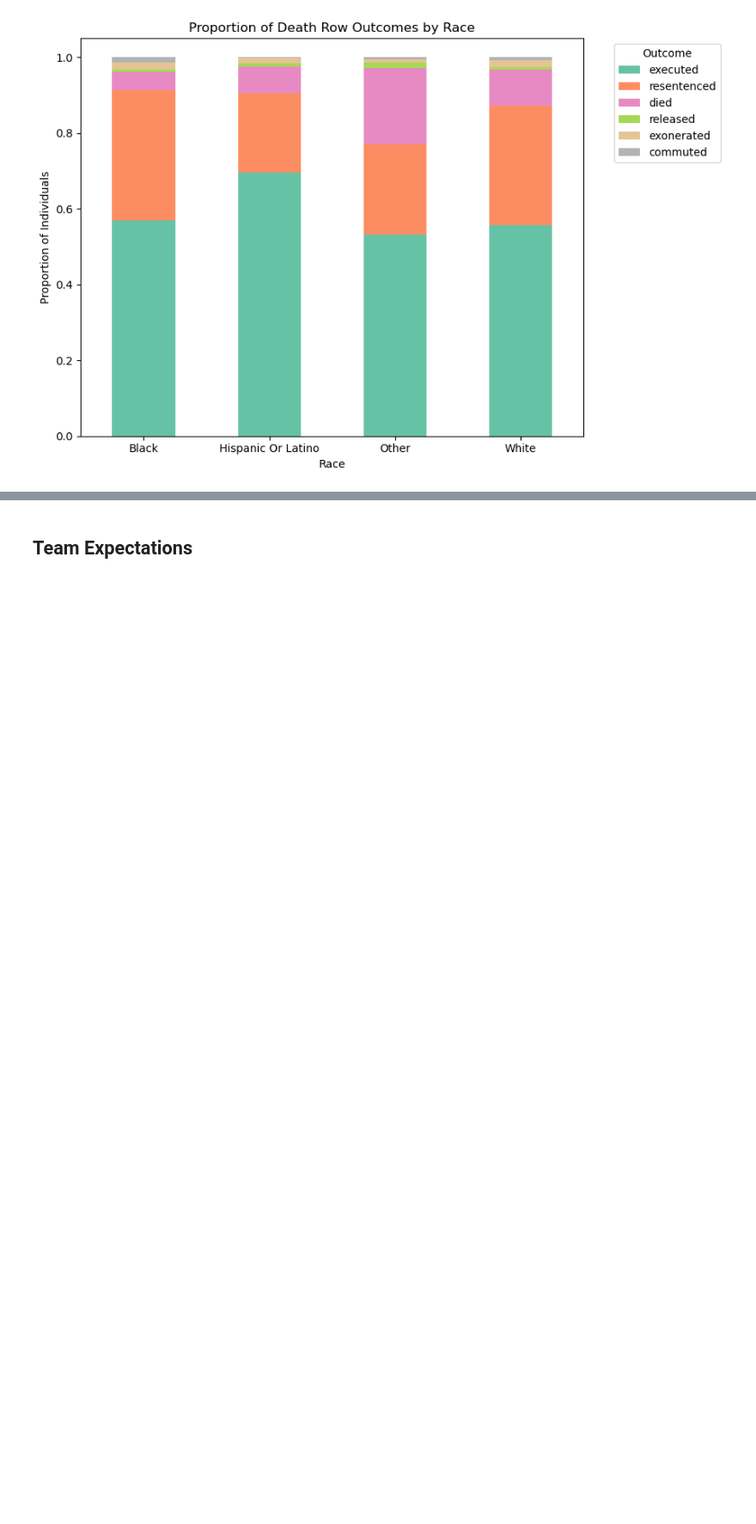
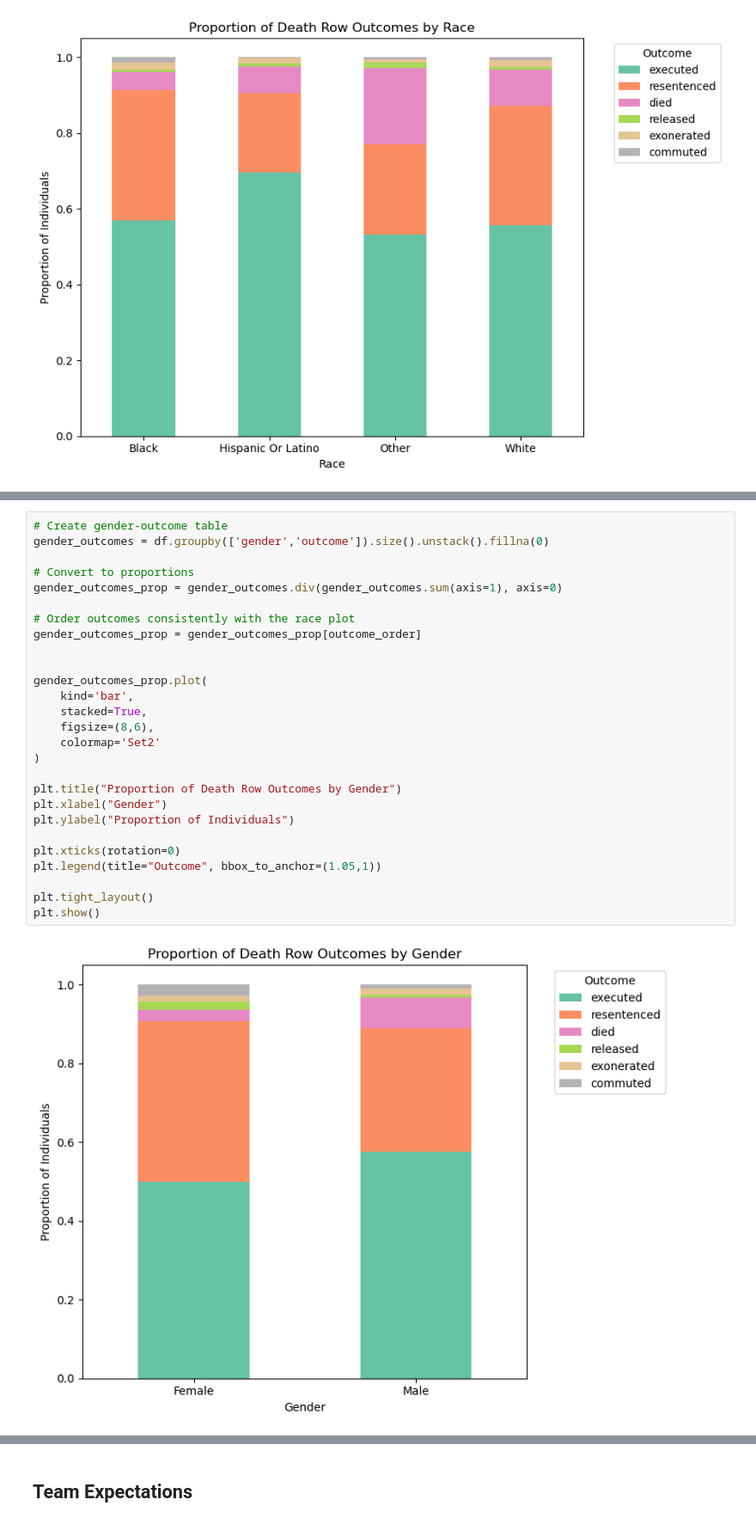
Before and after one commit to COGS108/Group152_WI26, a Jupyter notebook: 02-EDACheckpoint.ipynb, the cells around one changed output, grey strips where cells are left out. Shown at 86% size. Drawn from its saved outputs; the diff is of its cells as text; blank space fills up the shorter version.

```diff
--- a/02-EDACheckpoint.ipynb
+++ b/02-EDACheckpoint.ipynb
@@ -660,0 +667,29 @@ This figure shows the proportion of death row outcomes for each racial group. Ea
+# %%
+# Create gender-outcome table
+gender_outcomes = df.groupby(['gender','outcome']).size().unstack().fillna(0)
+
+# Convert to proportions
+gender_outcomes_prop = gender_outcomes.div(gender_outcomes.sum(axis=1), axis=0)
+
+# Order outcomes consistently with the race plot
+gender_outcomes_prop = gender_outcomes_prop[outcome_order]
+
+
+gender_outcomes_prop.plot(
+    kind='bar',
+    stacked=True,
+    figsize=(8,6),
+    colormap='Set2'
+)
+
+plt.title("Proportion of Death Row Outcomes by Gender")
+plt.xlabel("Gender")
+plt.ylabel("Proportion of Individuals")
+
+plt.xticks(rotation=0)
+plt.legend(title="Outcome", bbox_to_anchor=(1.05,1))
+
+plt.tight_layout()
+plt.show()
+# %% [output]
+[figure, added]
```
Also changed, not shown: parts of 4 cells of this notebook.
